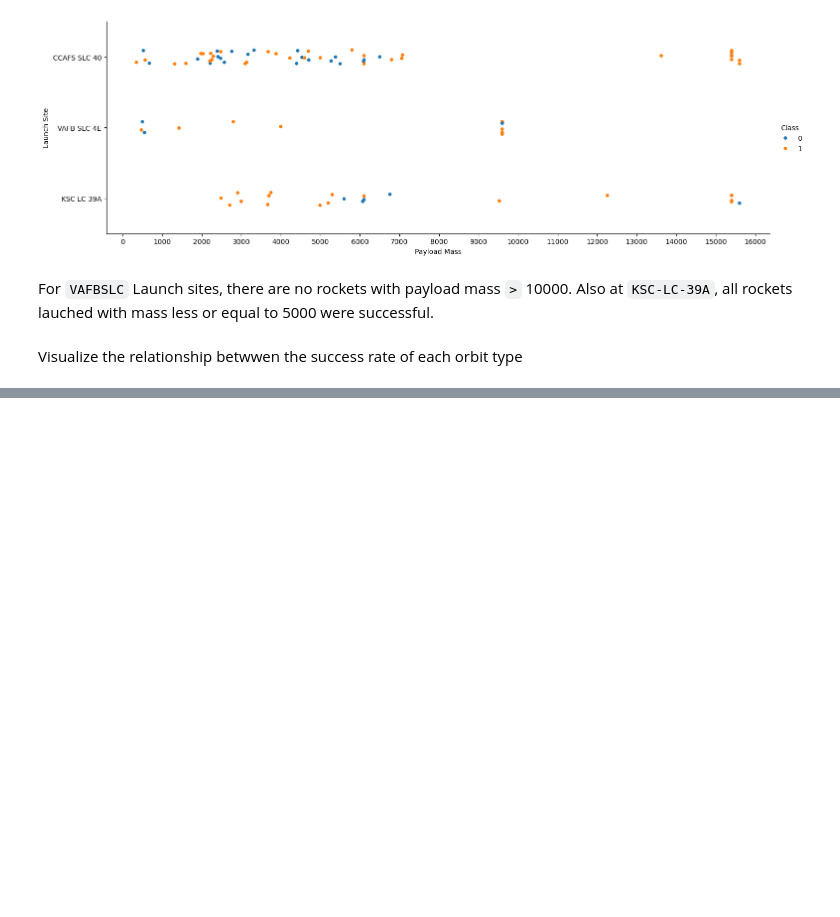
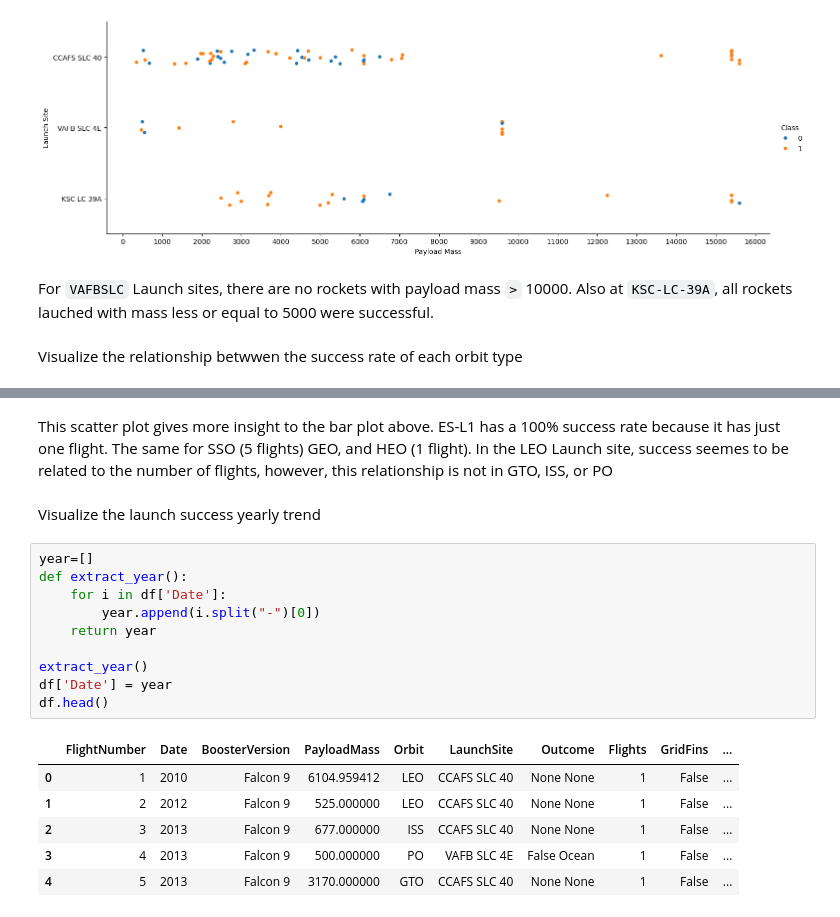
Before and after one commit to restjohnson/spaceX_landing_analysis, a Jupyter notebook: eda.ipynb, the cells around one changed output, grey strips where cells are left out. Saved outputs shown, nothing was run; the diff lists cells and outputs as text; blank space fills up the shorter version.

```diff
--- a/eda.ipynb
+++ b/eda.ipynb
@@ -63,0 +78,21 @@ plt.show()
+# %% [markdown]
+This scatter plot gives more insight to the bar plot above. ES-L1 has a 100% success rate because it has just one flight. The same for SSO (5 flights) GEO, and HEO (1 flight). In the LEO Launch site, success seemes to be related to the number of flights, however, this relationship is not in GTO, ISS, or PO
+# %% [markdown]
+Visualize the launch success yearly trend
+# %%
+year=[]
+def extract_year():
+    for i in df['Date']:
+        year.append(i.split("-")[0])
+    return year
+
+extract_year()
+df['Date'] = year
+df.head()
+# %% [output]
+|  | FlightNumber | Date | BoosterVersion | PayloadMass | Orbit | LaunchSite | Outcome | Flights | GridFins | ... |
+| 0 | 1 | 2010 | Falcon 9 | 6104.959412 | LEO | CCAFS SLC 40 | None None | 1 | False | ... |
+| 1 | 2 | 2012 | Falcon 9 | 525.000000 | LEO | CCAFS SLC 40 | None None | 1 | False | ... |
+| 2 | 3 | 2013 | Falcon 9 | 677.000000 | ISS | CCAFS SLC 40 | None None | 1 | False | ... |
+| 3 | 4 | 2013 | Falcon 9 | 500.000000 | PO | VAFB SLC 4E | False Ocean | 1 | False | ... |
+| 4 | 5 | 2013 | Falcon 9 | 3170.000000 | GTO | CCAFS SLC 40 | None None | 1 | False | ... |
```
Also changed, not shown: parts of 6 cells of this notebook.
